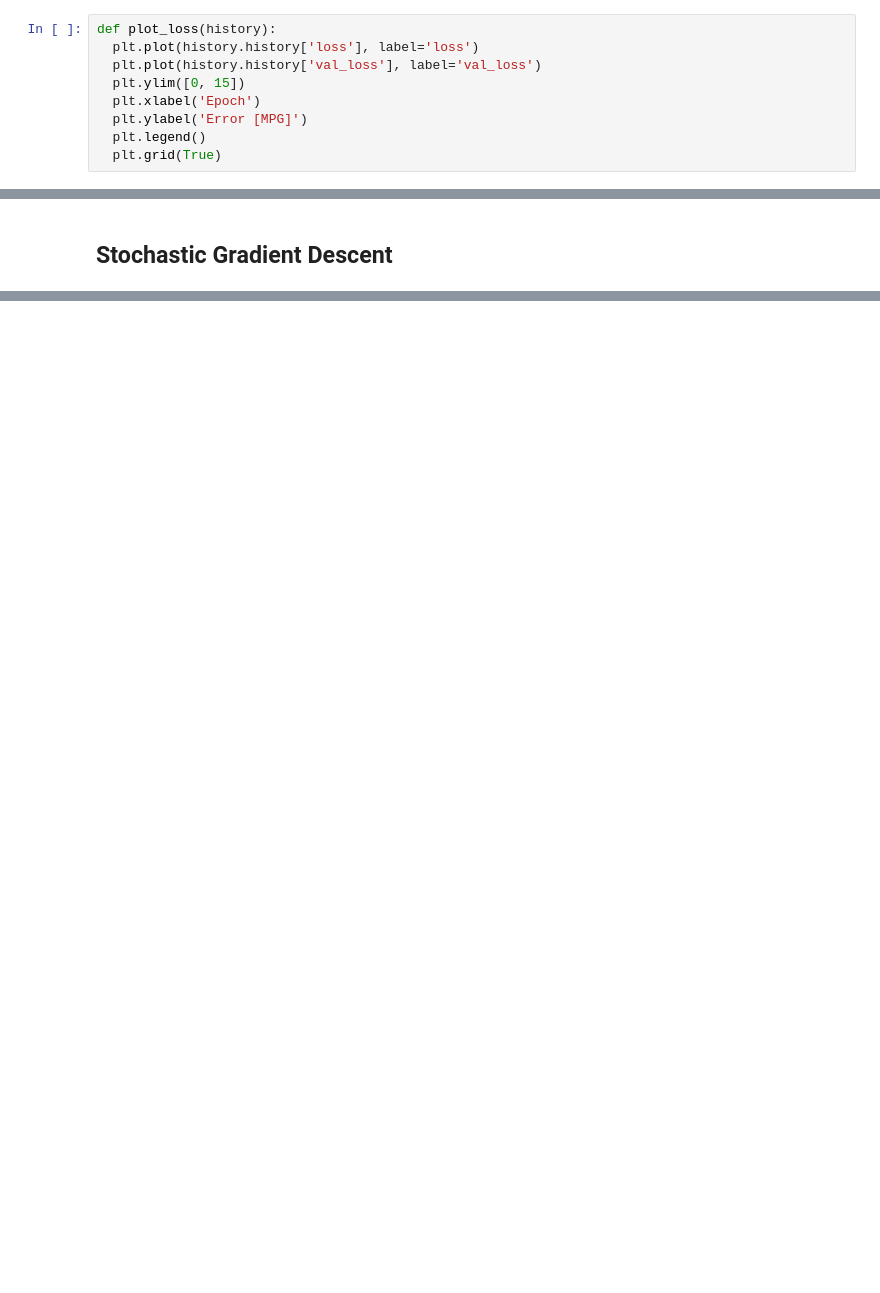
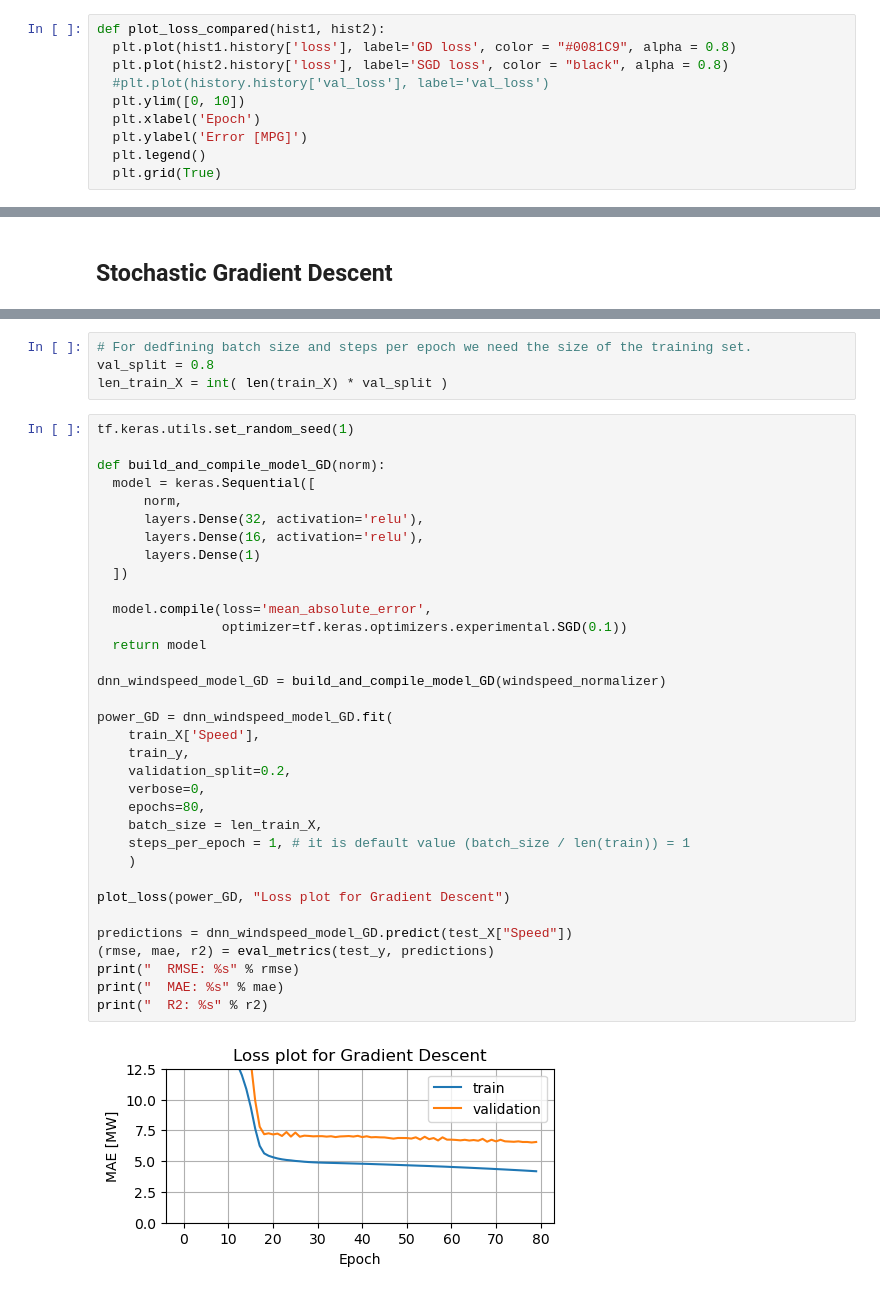
Before and after one commit to CasperAntonPoulsen/StatisticsProject, a Jupyter notebook: MLP_regressor.ipynb, the cells around one changed output, grey strips where cells are left out. Drawn from its saved outputs; the diff is of its cells as text; blank space fills up the shorter version.

Commit message:
Update MLP_regressor.ipynb
Changed it to fit the experiments. Also adjusted the plots.

```diff
--- a/MLP_regressor.ipynb
+++ b/MLP_regressor.ipynb
@@ -57,8 +73,9 @@ windspeed_normalizer.adapt(windspeed)
 # %%
-def plot_loss(history):
-  plt.plot(history.history['loss'], label='loss')
-  plt.plot(history.history['val_loss'], label='val_loss')
-  plt.ylim([0, 15])
+def plot_loss_compared(hist1, hist2):
+  plt.plot(hist1.history['loss'], label='GD loss', color = "#0081C9", alpha = 0.8)
+  plt.plot(hist2.history['loss'], label='SGD loss', color = "black", alpha = 0.8)
+  #plt.plot(history.history['val_loss'], label='val_loss')
+  plt.ylim([0, 10])
   plt.xlabel('Epoch')
   plt.ylabel('Error [MPG]')
   plt.legend()
@@ -140,0 +158,40 @@ print("  R2: %s" % r2)
+# %%
+# For dedfining batch size and steps per epoch we need the size of the training set.
+val_split = 0.8
+len_train_X = int( len(train_X) * val_split )
+# %%
+tf.keras.utils.set_random_seed(1)
+
+def build_and_compile_model_GD(norm):
+  model = keras.Sequential([
+      norm,
+      layers.Dense(32, activation='relu'),
+      layers.Dense(16, activation='relu'),
+      layers.Dense(1)
+  ])
+
+  model.compile(loss='mean_absolute_error',
+                optimizer=tf.keras.optimizers.experimental.SGD(0.1))
+  return model
+
+dnn_windspeed_model_GD = build_and_compile_model_GD(windspeed_normalizer)
+
+power_GD = dnn_windspeed_model_GD.fit(
+    train_X['Speed'],
+    train_y,
+    validation_split=0.2,
+    verbose=0,
+    epochs=80,
+    batch_size = len_train_X,
+    steps_per_epoch = 1, # it is default value (batch_size / len(train)) = 1
+    )
+
+plot_loss(power_GD, "Loss plot for Gradient Descent")
+
+predictions = dnn_windspeed_model_GD.predict(test_X["Speed"])
+(rmse, mae, r2) = eval_metrics(test_y, predictions)
+print("  RMSE: %s" % rmse)
+print("  MAE: %s" % mae)
+print("  R2: %s" % r2)
+# %% [output]
+[figure, added]
```
Also changed, not shown: parts of 23 cells of this notebook.
